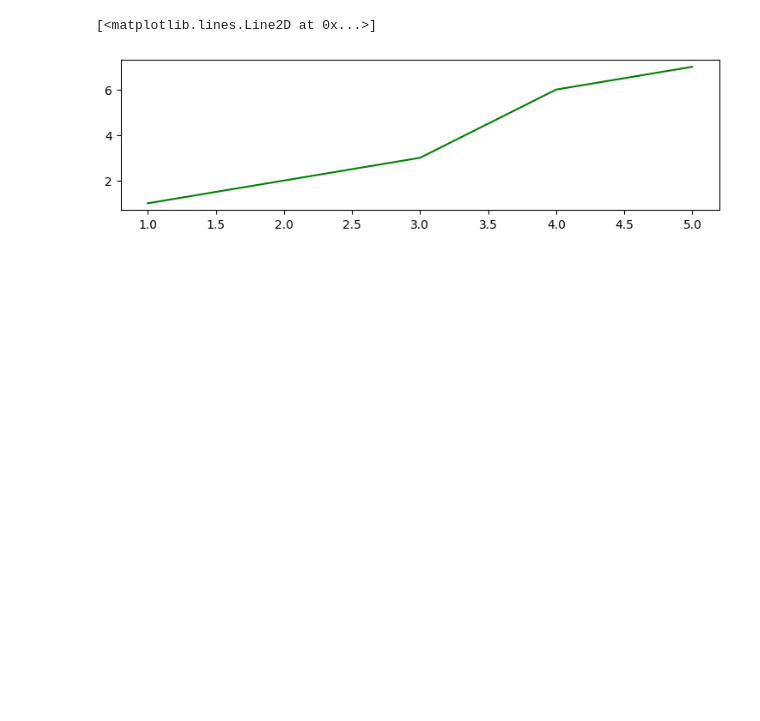
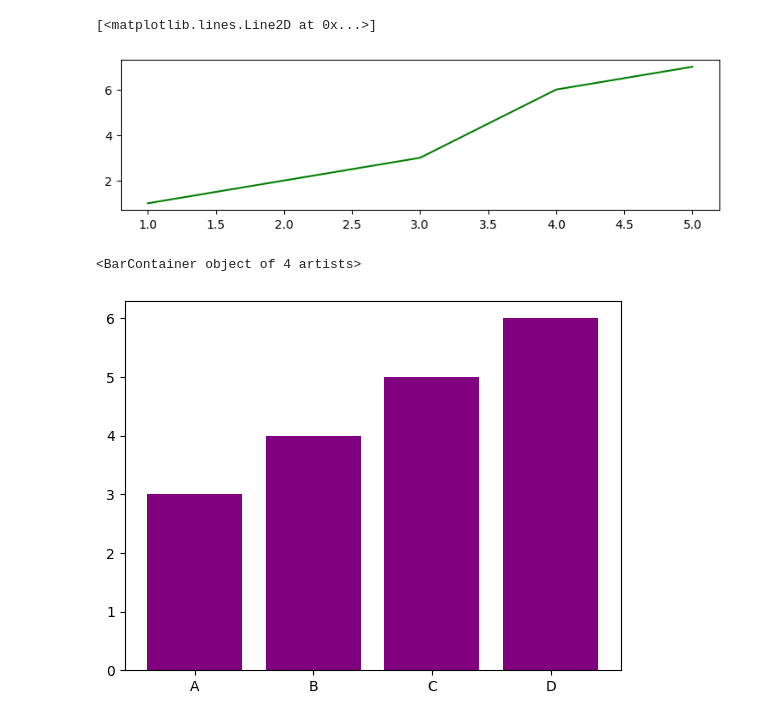
Before and after one commit to RaviSoni804426/AI-Code, a Jupyter notebook: My Code/basicpython.ipynb, the cells around one changed output. Drawn from its saved outputs; the diff is of its cells as text; code cells hidden in the pictures; blank space fills up the shorter version.

```diff
--- a/My Code/basicpython.ipynb
+++ b/My Code/basicpython.ipynb
@@ -305,3 +305,11 @@ plt.plot(x,y2,color='green')
 # %% [output]
 [<matplotlib.lines.Line2D at 0x...>]
 [figure]
+# %%
+##Bar Plot
+categories=['A','B','C','D']
+values=[3,4,5,6]
+plt.bar(categories,values,color='purple')
+# %% [output]
+<BarContainer object of 4 artists>
+[figure, added]
```
Also changed, not shown: parts of 1 cell of this notebook.
